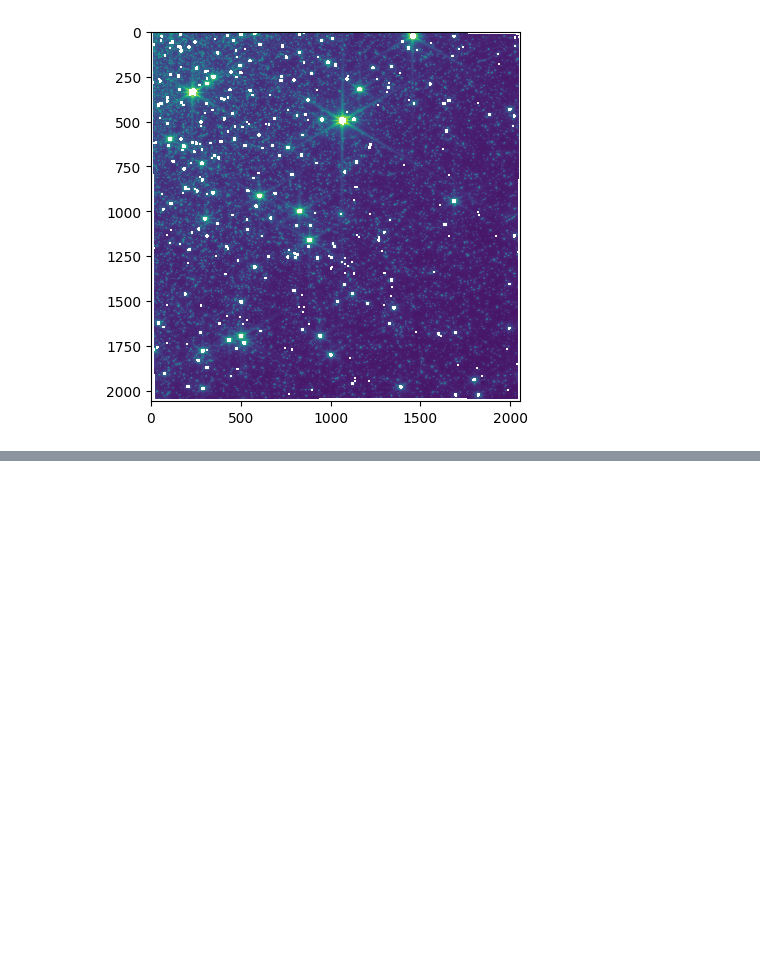
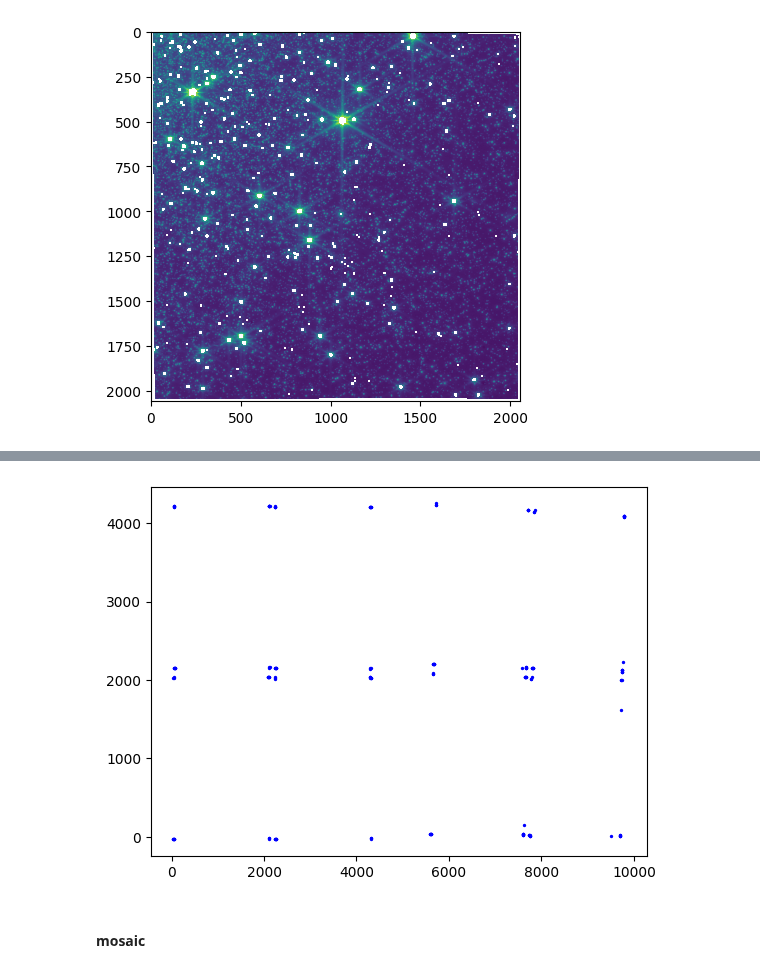
Before and after one commit to aswinsuresh24/jwst123, a Jupyter notebook: jwst_mosaic.ipynb, the cells around one changed output, grey strips where cells are left out. Saved outputs shown, nothing was run; the diff lists cells and outputs as text; code cells hidden in the pictures; blank space fills up the shorter version.

```diff
--- a/jwst_mosaic.ipynb
+++ b/jwst_mosaic.ipynb
@@ -151,0 +243,11 @@ plt.show()
+# %%
+#read wcs of the first mosaic and feed it to the second
+#wcs for a long wavelength image can be "sliced" as wcs[::1/2, ::1/2]
+#(https://stackoverflow.com/questions/40475030/how-to-change-the-header-after-resizing-a-submap)
+hdu = fits.open('jwstred_temp_dolphot/mosaic/f090w_i2d.fits')
+sci_header = hdu['SCI'].header
+w = wcs.WCS(sci_header)
+# %%
+#change reference point to compare with dither wcs
+w.wcs.crval = np.array([259.23102463946, 43.138970097072])
+w.wcs.crpix = np.array([1024.5, 1024.5])
@@ -151,0 +293,12 @@ plt.show()
+# %%
+#convert from ra, dec to pixel coordinates
+cvt = w.all_world2pix(points, 0)
+plt.scatter(cvt[:,0], cvt[:,1], marker = 'o', s = 2, color = 'blue')
+# plt.scatter(points[[xmin, xmax, ymin, ymax]][:, 0], points[[xmin, xmax, ymin, ymax]][:, 1],
+#             marker = 'x', s = 100, color = 'red')
+# plt.scatter(net_field.centroid.x, net_field.centroid.y, marker = 's', color = 'orange', s = 50)
+plt.show()
+# %% [output]
+[figure, added]
+# %% [markdown]
+#### mosaic
```
Also changed, not shown: parts of 29 cells of this notebook.
